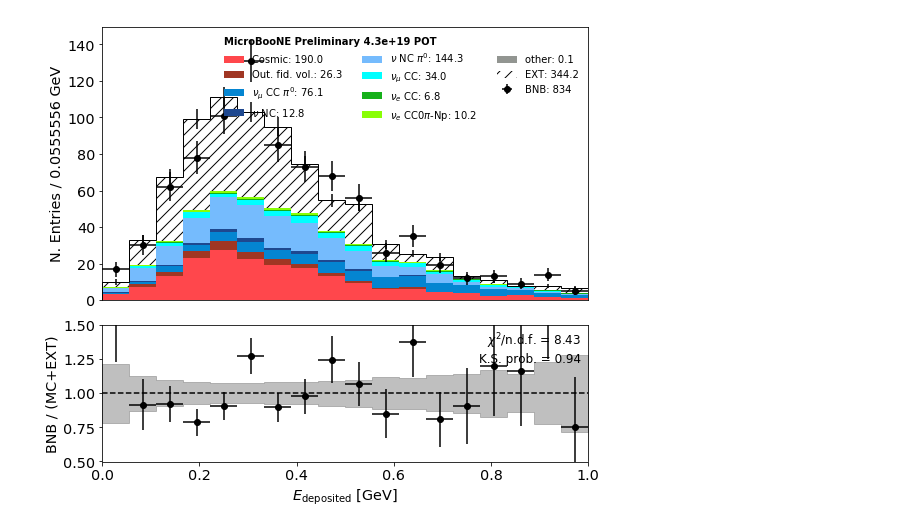
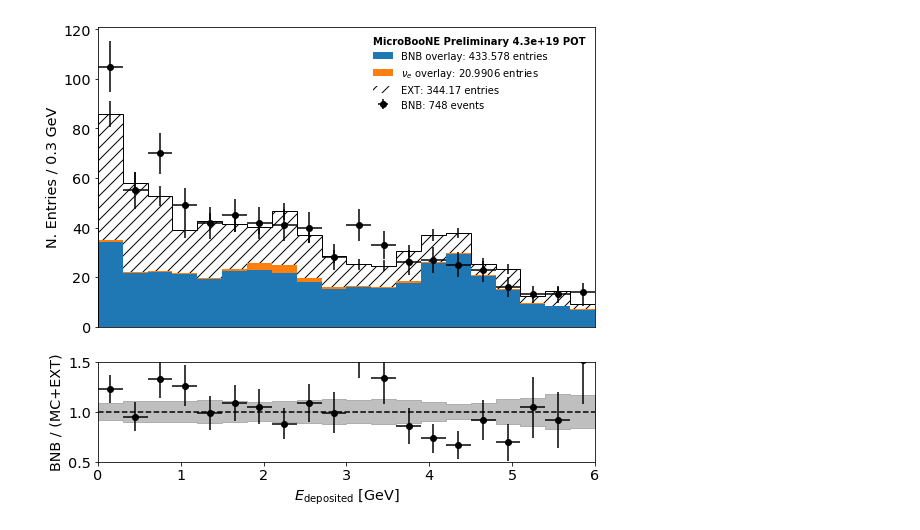
Before and after one commit to ubneutrinos/PELEE, a Jupyter notebook: Plotter.ipynb, the cells around one changed output. Saved outputs shown, nothing was run; the diff lists cells and outputs as text; code cells hidden in the pictures.

Commit message:
Dirt sample check

```diff
--- a/Plotter.ipynb
+++ b/Plotter.ipynb
@@ -41,18 +41,18 @@ data["shr_dedx_Y"] = data["shr_dedx_Y"]*1.042
 ext["shr_energy_tot"] = ext["shr_energy_tot"]*1.042
 data["shr_energy_tot"] = data["shr_energy_tot"]*1.042
 
-samples = {"mc": mc, "nue": nue, "data": data, "ext": ext, "dirt": dirt}
+samples = {"mc": mc, "nue": nue, "data": data, "ext": ext}#, "dirt": dirt}
 
-weights = {"mc": 0.080786, "nue": 0.00057768, "ext": 0.71702, "dirt": 0.299}
+weights = {"mc": 0.080786, "nue": 0.00057768, "ext": 0.71702}#, "dirt": 0.299}
 # %%
 plotter = plotter.Plotter(samples, weights)
 # %%
 fig, ax1, ax2 = plotter.plot_variable(
-    "pt",
+    "shr_dedx_Y",
     query="selected==1 & slpdg==12",
     title=r"$E_{\mathrm{deposited}}$ [GeV]",
-    kind="event_category",
-    bins=18,
-    range=(0,1))
+    kind="sample",
+    bins=20,
+    range=(0,6))
 # %% [output]
-[figure, old version]
+[figure, new version]
```
Also changed, not shown: parts of 1 cell of this notebook, 2 other files.
